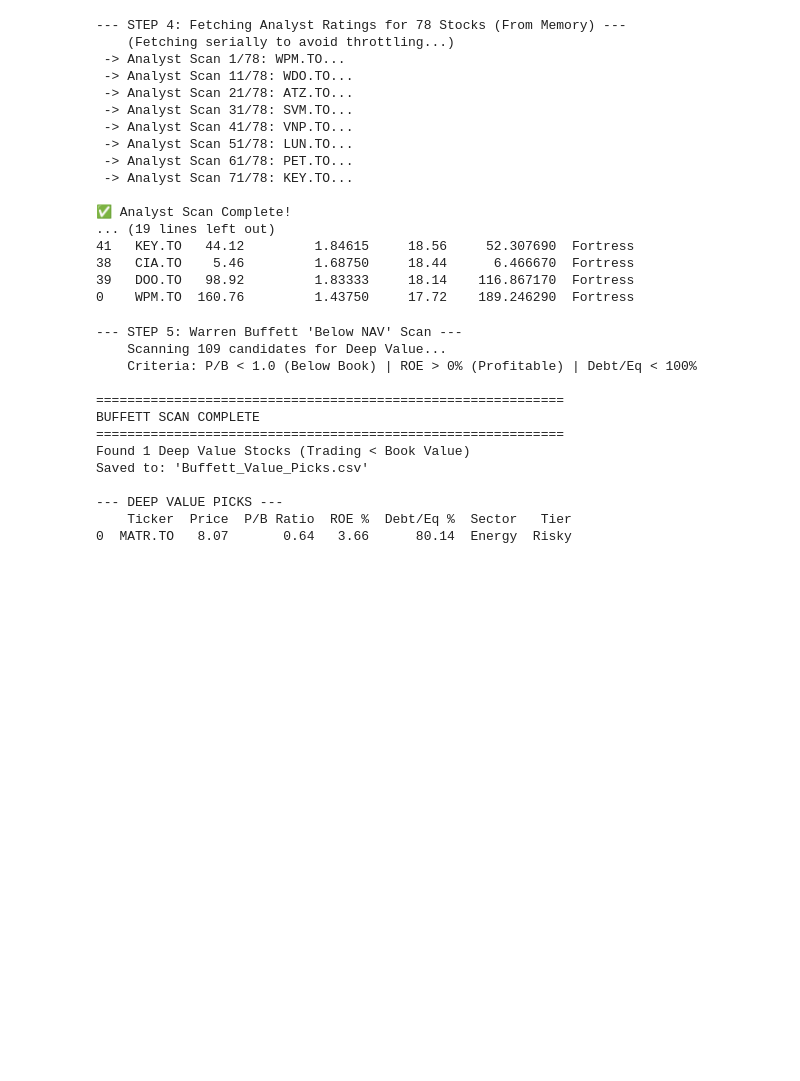
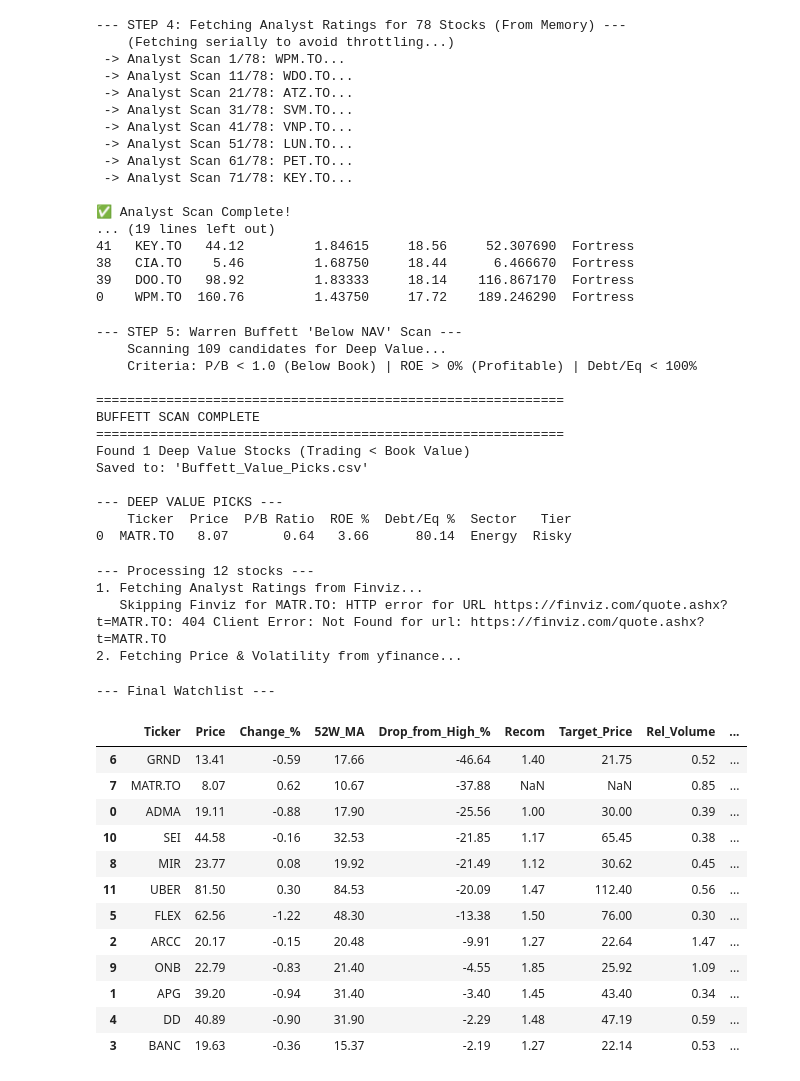
Before and after one commit to codej731/Stock-Grade-YFinance-Screener, a Jupyter notebook: Equity_Res_CA.ipynb, the cells around one changed output. Cells and saved outputs as stored; diff of their text form; code cells hidden in the pictures; blank space fills up the shorter version.

Commit message:
syncing watchlist

```diff
--- a/Equity_Res_CA.ipynb
+++ b/Equity_Res_CA.ipynb
@@ -654,7 +654,7 @@ import time
 import numpy as np
 
 # --- 1. INPUT YOUR MANUAL LIST HERE ---
-MY_TICKERS = ['GRND','ARCC','BANC','ONB','UBER','ADMA','MIR','APG','SEI','FLEX','DD']
+MY_TICKERS = ['GRND','ARCC','BANC','ONB','UBER','ADMA','MIR','APG','SEI','FLEX','DD','MATR.TO']
 
 def get_combined_watchlist(ticker_list):
     print(f"--- Processing {len(ticker_list)} stocks ---")
@@ -751,30 +751,49 @@ def get_combined_watchlist(ticker_list):
         print(f"yfinance Critical Error: {e}")
         return pd.DataFrame()
 
     # --- PART C: Merge ---
     if not df_finviz.empty:
         if not df_yf.empty:
             master_df = pd.merge(df_finviz, df_yf, on='Ticker', how='outer')
         else:
             master_df = df_finviz
 
         # Added '52W_MA' to this list so it displays in the final table
         cols = ['Ticker', 'Price', 'Change_%', '52W_MA', 'Drop_from_High_%', 'Recom', 'Target_Price', 'Rel_Volume', 'Volatility_%']
 
         final_cols = [c for c in cols if c in master_df.columns]
         return master_df[final_cols]
     else:
         return pd.DataFrame()
 
 # --- RUN IT ---
 watchlist_df = get_combined_watchlist(MY_TICKERS)
 
 if not watchlist_df.empty:
     if 'Drop_from_High_%' in watchlist_df.columns:
         watchlist_df['Drop_from_High_%'] = pd.to_numeric(watchlist_df['Drop_from_High_%'], errors='coerce')
         print("\n--- Final Watchlist ---")
         display(watchlist_df.sort_values(by='Drop_from_High_%', ascending=True))
     else:
         display(watchlist_df)
 else:
     print("No data found.")
+# %% [output]
+--- Processing 12 stocks ---
+1. Fetching Analyst Ratings from Finviz...
+   Skipping Finviz for MATR.TO: HTTP error for URL https://finviz.com/quote.ashx?t=MATR.TO: 404 Client Error: Not Found for url: https://finviz.com/quote.ashx?t=MATR.TO
+2. Fetching Price & Volatility from yfinance...
+--- Final Watchlist ---
+|  | Ticker | Price | Change_% | 52W_MA | Drop_from_High_% | Recom | Target_Price | Rel_Volume | ... |
+| 6 | GRND | 13.41 | -0.59 | 17.66 | -46.64 | 1.40 | 21.75 | 0.52 | ... |
+| 7 | MATR.TO | 8.07 | 0.62 | 10.67 | -37.88 | NaN | NaN | 0.85 | ... |
+| 0 | ADMA | 19.11 | -0.88 | 17.90 | -25.56 | 1.00 | 30.00 | 0.39 | ... |
+| 10 | SEI | 44.58 | -0.16 | 32.53 | -21.85 | 1.17 | 65.45 | 0.38 | ... |
+| 8 | MIR | 23.77 | 0.08 | 19.92 | -21.49 | 1.12 | 30.62 | 0.45 | ... |
+| 11 | UBER | 81.50 | 0.30 | 84.53 | -20.09 | 1.47 | 112.40 | 0.56 | ... |
+| 5 | FLEX | 62.56 | -1.22 | 48.30 | -13.38 | 1.50 | 76.00 | 0.30 | ... |
+| 2 | ARCC | 20.17 | -0.15 | 20.48 | -9.91 | 1.27 | 22.64 | 1.47 | ... |
+| 9 | ONB | 22.79 | -0.83 | 21.40 | -4.55 | 1.85 | 25.92 | 1.09 | ... |
+| 1 | APG | 39.20 | -0.94 | 31.40 | -3.40 | 1.45 | 43.40 | 0.34 | ... |
+| 4 | DD | 40.89 | -0.90 | 31.90 | -2.29 | 1.48 | 47.19 | 0.59 | ... |
+| 3 | BANC | 19.63 | -0.36 | 15.37 | -2.19 | 1.27 | 22.14 | 0.53 | ... |
```
Also changed, not shown: 1 other file.
